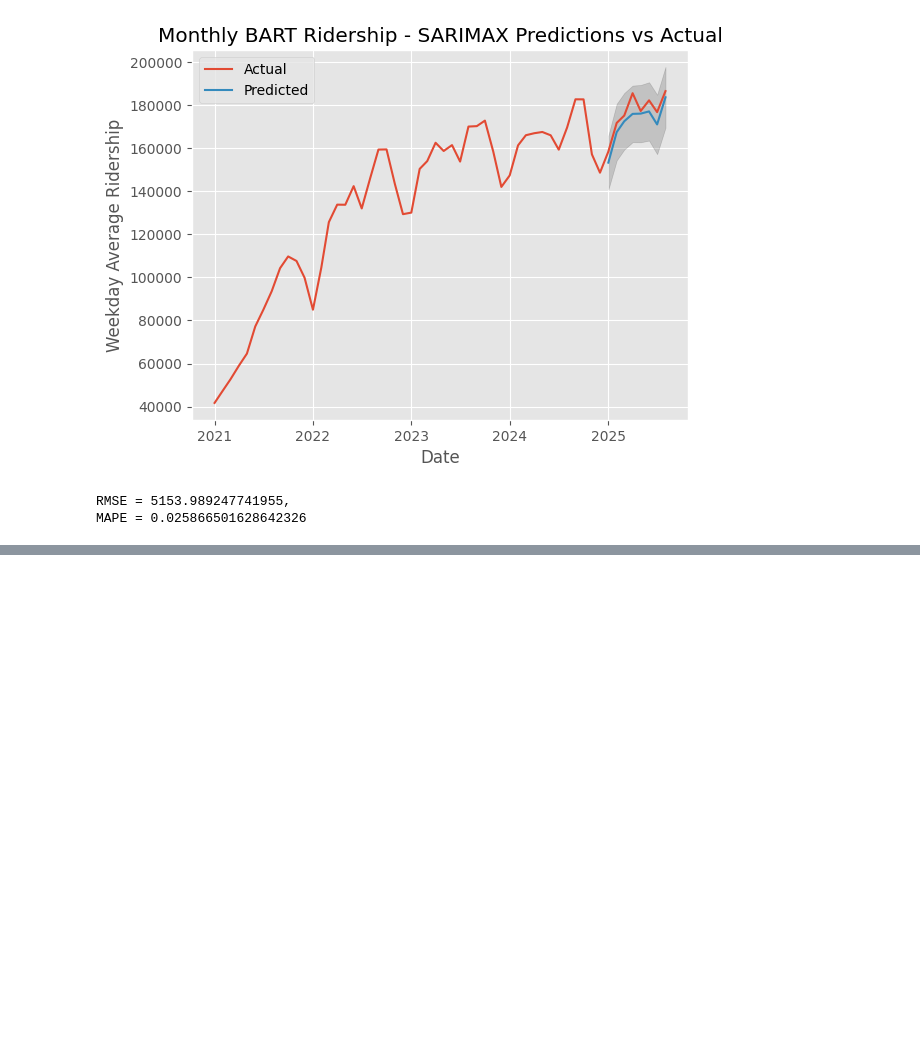
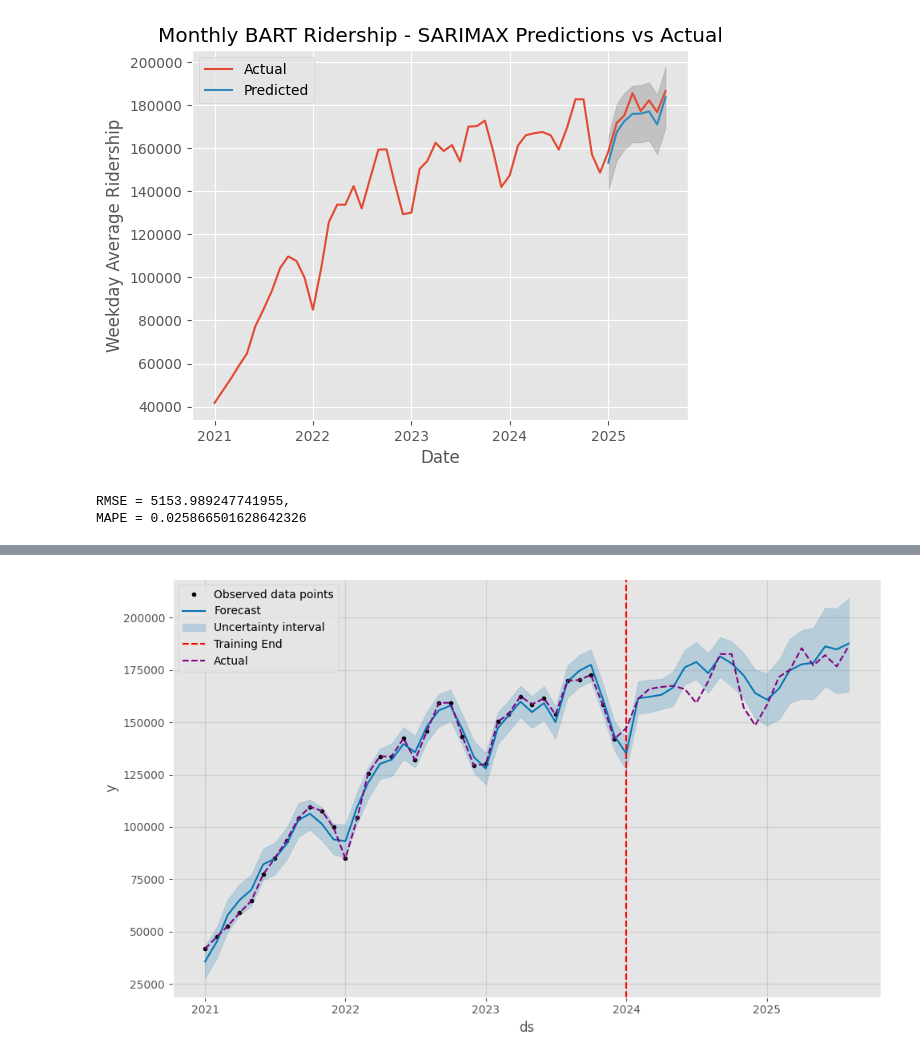
Before and after one commit to Hackquantumcpp/bart_ridership_analysis, a Jupyter notebook: 01-analysis.ipynb, the cells around one changed output, grey strips where cells are left out. Saved outputs shown, nothing was run; the diff lists cells and outputs as text; code cells hidden in the pictures; blank space fills up the shorter version.

```diff
--- a/01-analysis.ipynb
+++ b/01-analysis.ipynb
@@ -848,0 +925,10 @@ plt.legend();
+# %%
+forecast_plot = model_prophet.plot(forecast_prophet)
+axes = forecast_plot.gca()
+last_training_date = forecast_prophet['ds'].iloc[-n]
+axes.axvline(x=last_training_date, color='red', linestyle='--', label='Training End')
+
+plt.plot(monthly_riders['riders'], label='Actual', linestyle='--', color='purple')
+plt.legend();
+# %% [output]
+[figure, added]
```
Also changed, not shown: parts of 23 cells of this notebook.
